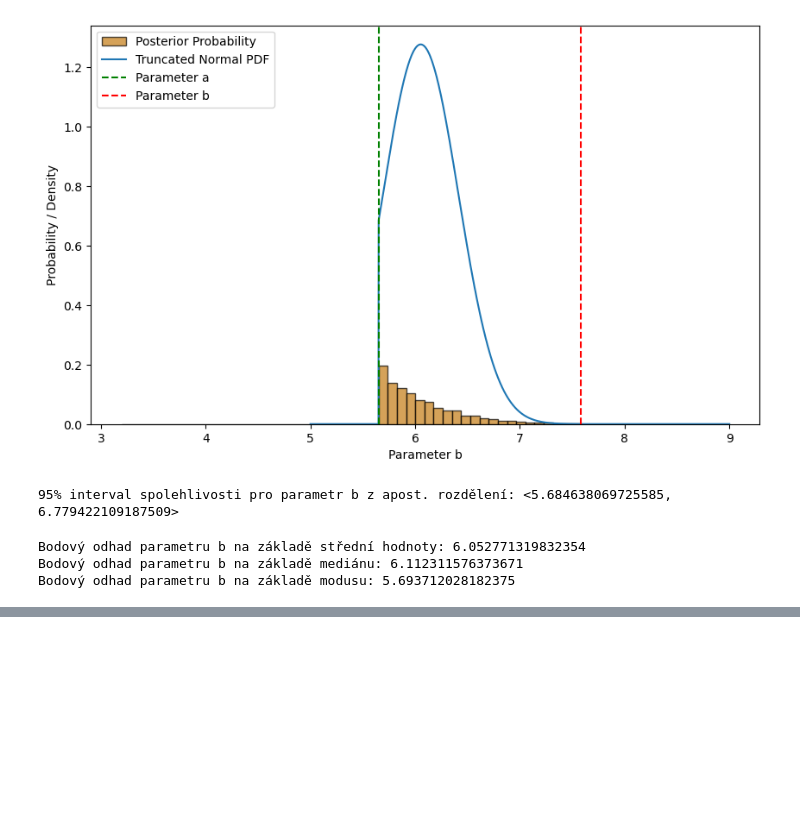
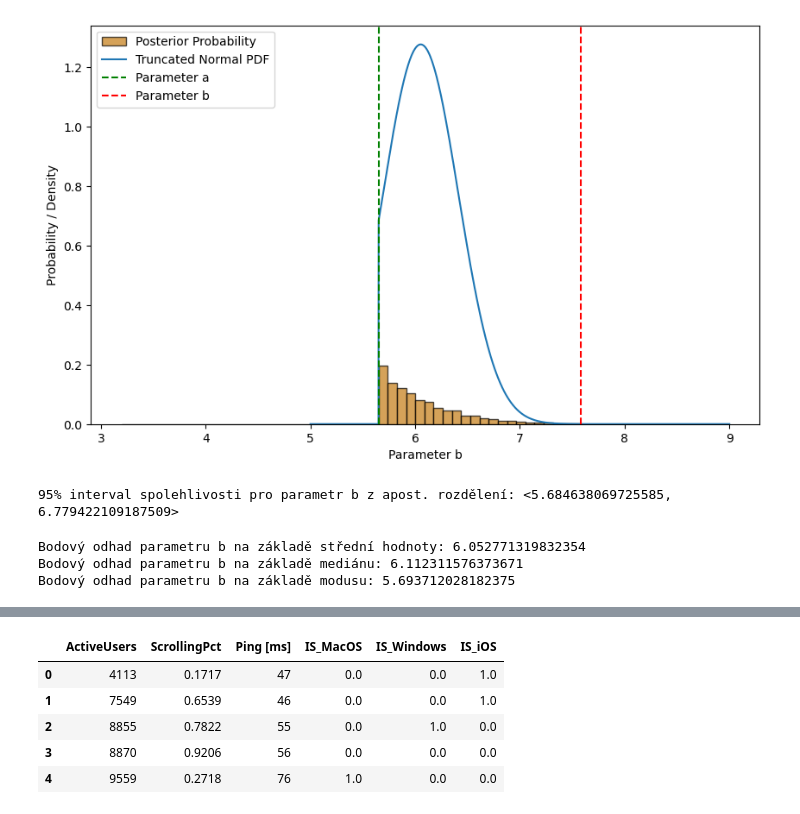
Before and after one commit to LukasFoltyn/msp-2, a Jupyter notebook: Foltyn_MSP_2-projekt.ipynb, the cells around one changed output, grey strips where cells are left out. Cells and saved outputs as stored; diff of their text form; code cells hidden in the pictures; blank space fills up the shorter version.

```diff
--- a/Foltyn_MSP_2-projekt.ipynb
+++ b/Foltyn_MSP_2-projekt.ipynb
@@ -242,0 +272,11 @@ second_task_data
+# %%
+# proměnné InteractingPct a ScrollingPct jsou závislé, jednu z nich tedy odstraníme
+second_task_data.drop('InteractingPct', axis=1, inplace=True)
+second_task_data.head()
+# %% [output]
+|  | ActiveUsers | ScrollingPct | Ping [ms] | IS_MacOS | IS_Windows | IS_iOS |
+| 0 | 4113 | 0.1717 | 47 | 0.0 | 0.0 | 1.0 |
+| 1 | 7549 | 0.6539 | 46 | 0.0 | 0.0 | 1.0 |
+| 2 | 8855 | 0.7822 | 55 | 0.0 | 1.0 | 0.0 |
+| 3 | 8870 | 0.9206 | 56 | 0.0 | 0.0 | 0.0 |
+| 4 | 9559 | 0.2718 | 76 | 1.0 | 0.0 | 0.0 |
```
Also changed, not shown: parts of 7 cells of this notebook.
